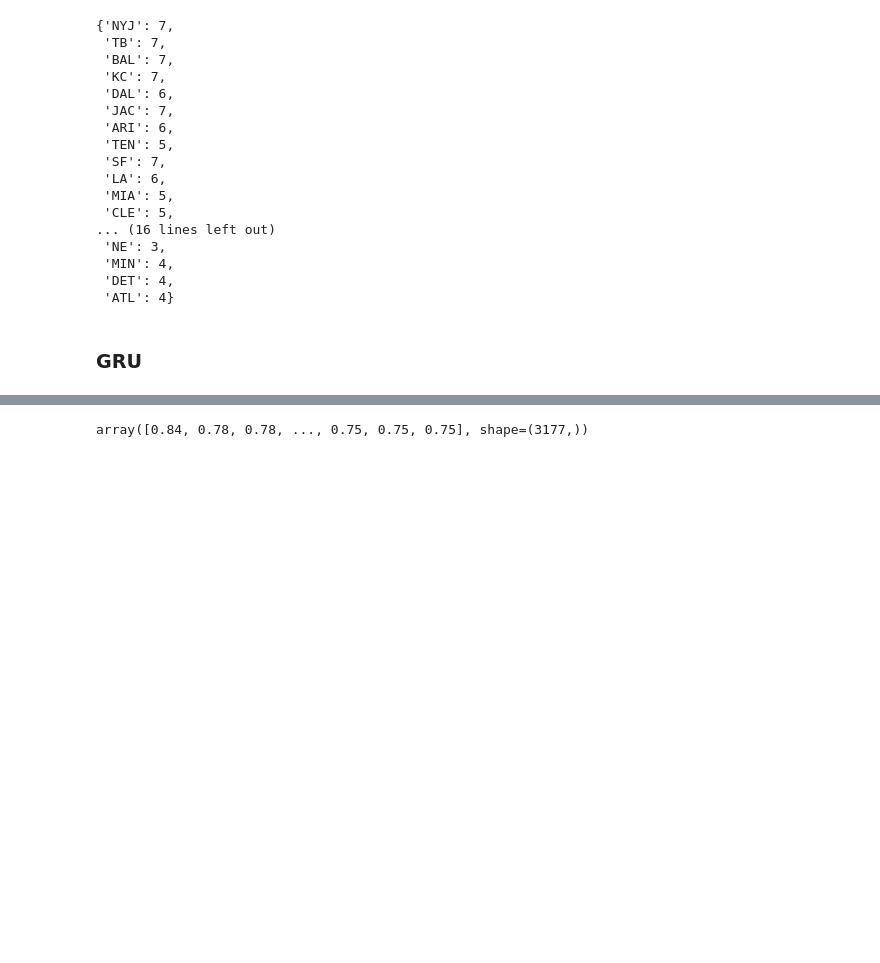
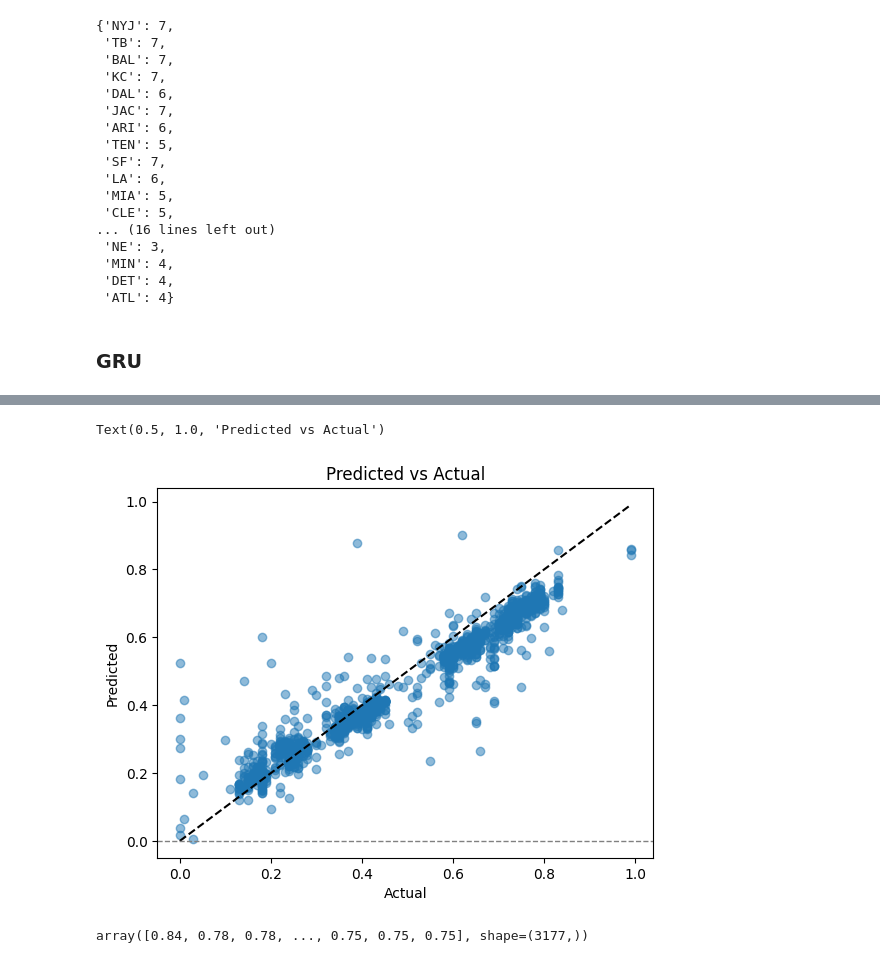
Before and after one commit to gtdlk20/cracking_nfl_kalshi, a Jupyter notebook: test.ipynb, the cells around one changed output, grey strips where cells are left out. Saved outputs shown, nothing was run; the diff lists cells and outputs as text; code cells hidden in the pictures; blank space fills up the shorter version.

```diff
--- a/test.ipynb
+++ b/test.ipynb
@@ -348,3 +390,15 @@ Epoch 10/10
+# %%
+plt.scatter(dp.y_test, predictions_full, alpha=0.5)
+min_val = min(predictions_full.min(), dp.y_test.min())
+max_val = max(dp.y_test.max(), predictions_full.max())
+plt.plot([min_val, max_val], [min_val, max_val], "k--")
+plt.axhline(0, color="gray", linestyle="--", linewidth=1)
+plt.xlabel("Actual")
+plt.ylabel("Predicted")
+plt.title("Predicted vs Actual")
+# %% [output]
+Text(0.5, 1.0, 'Predicted vs Actual')
+[figure, added]
 # %%
 dp.y_test
 
```
Also changed, not shown: parts of 7 cells of this notebook, 1 other file.
